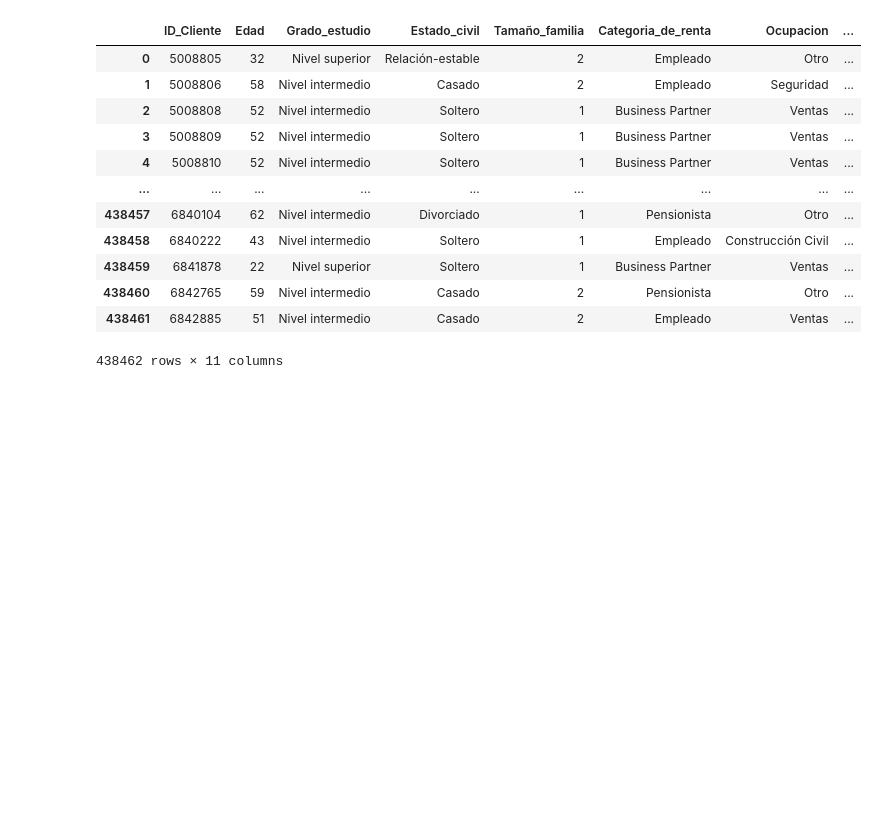
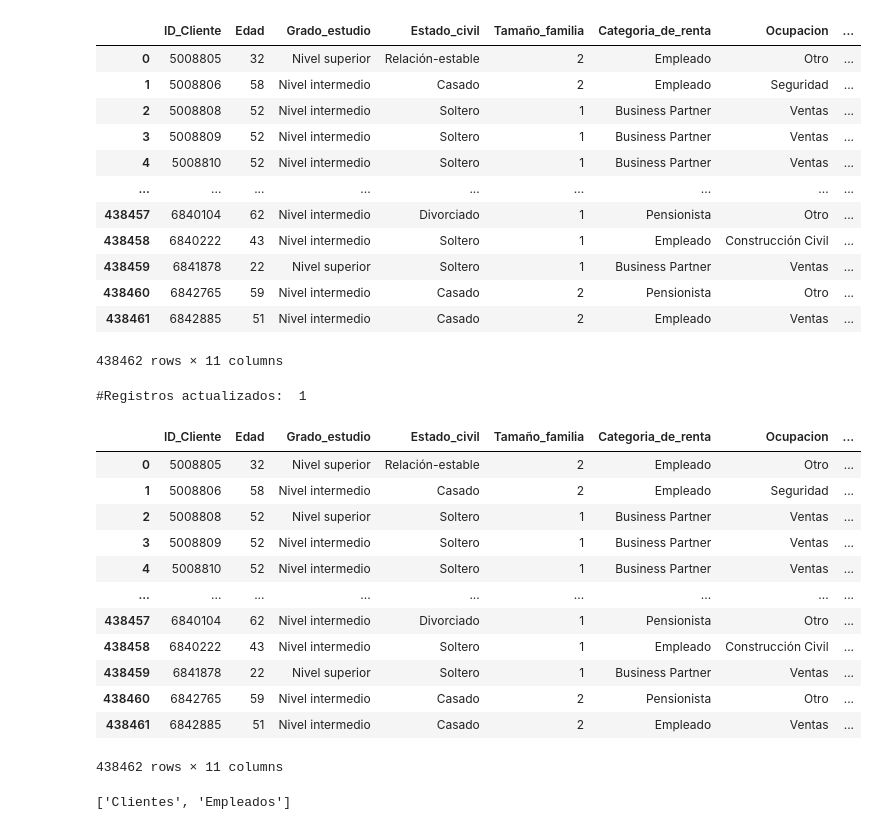
Before and after one commit to AndresCMontejo/PANDAS_I-O, a Jupyter notebook: Panda_I_O.ipynb, the cells around one changed output. Cells and saved outputs as stored; diff of their text form; code cells hidden in the pictures; blank space fills up the shorter version.

```diff
--- a/Panda_I_O.ipynb
+++ b/Panda_I_O.ipynb
@@ -654,3 +654,38 @@ pd.read_sql_table('Clientes', con=engine.connect())
 | 438460 | 6842765 | 59 | Nivel intermedio | Casado | 2 | Pensionista | Otro | ... |
 | 438461 | 6842885 | 51 | Nivel intermedio | Casado | 2 | Empleado | Ventas | ... |
 438462 rows × 11 columns
+# %%
+#Actualizando un registro de base de datos.
+#Cuando ejecutemos una actualización de un banco de datos, puede que funcione o no funcione.
+#Para identificar que tipo de error estará sucediendo en el futuro, se hace lo siguiente
+query = "UPDATE Clientes SET Grado_estudio='Nivel superior' WHERE ID_Cliente=5008808"
+try: #intenta ejecutar ese sql, y si no se puede, pues se activa except
+  r_set = engine.connect().execute(text(query)) #primero se ejecuta el motor, y luego se muestra alguna cosa
+except SQLAlchemyError as e:
+  print(e) #muestra el detalle de ese error
+else:
+  print('#Registros actualizados: ', r_set.rowcount) #muestra el numero de registros actualizados
+# %% [output]
+#Registros actualizados:  1
+# %%
+pd.read_sql_table('Clientes', con=engine.connect())
+# %% [output]
+|  | ID_Cliente | Edad | Grado_estudio | Estado_civil | Tamaño_familia | Categoria_de_renta | Ocupacion | ... |
+| 0 | 5008805 | 32 | Nivel superior | Relación-estable | 2 | Empleado | Otro | ... |
+| 1 | 5008806 | 58 | Nivel intermedio | Casado | 2 | Empleado | Seguridad | ... |
+| 2 | 5008808 | 52 | Nivel superior | Soltero | 1 | Business Partner | Ventas | ... |
+| 3 | 5008809 | 52 | Nivel intermedio | Soltero | 1 | Business Partner | Ventas | ... |
+| 4 | 5008810 | 52 | Nivel intermedio | Soltero | 1 | Business Partner | Ventas | ... |
+| ... | ... | ... | ... | ... | ... | ... | ... | ... |
+| 438457 | 6840104 | 62 | Nivel intermedio | Divorciado | 1 | Pensionista | Otro | ... |
+| 438458 | 6840222 | 43 | Nivel intermedio | Soltero | 1 | Empleado | Construcción Civil | ... |
+| 438459 | 6841878 | 22 | Nivel superior | Soltero | 1 | Business Partner | Ventas | ... |
+| 438460 | 6842765 | 59 | Nivel intermedio | Casado | 2 | Pensionista | Otro | ... |
+| 438461 | 6842885 | 51 | Nivel intermedio | Casado | 2 | Empleado | Ventas | ... |
+438462 rows × 11 columns
+# %%
+#Inspeccionando las tablas que hay en el motor sql.
+inspector = inspect(engine)
+print(inspector.get_table_names())
+# %% [output]
+['Clientes', 'Empleados']
```
